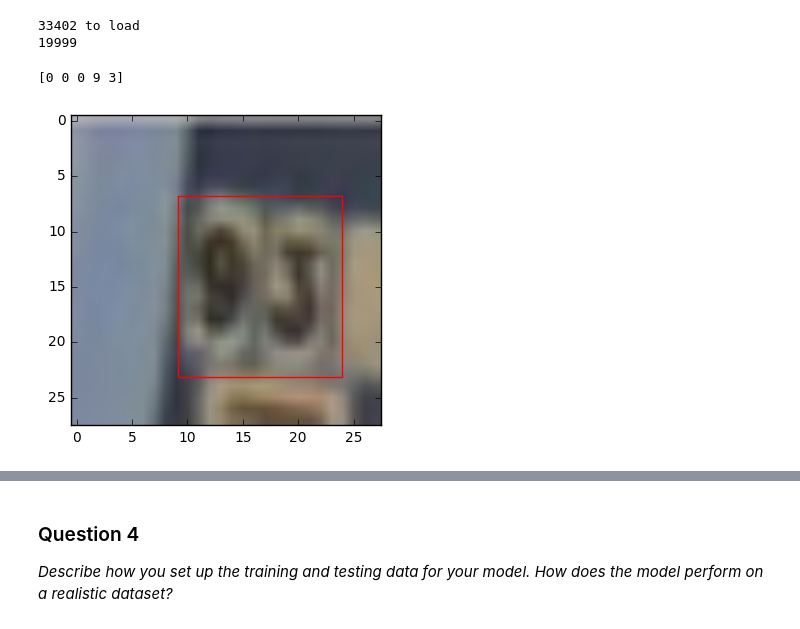
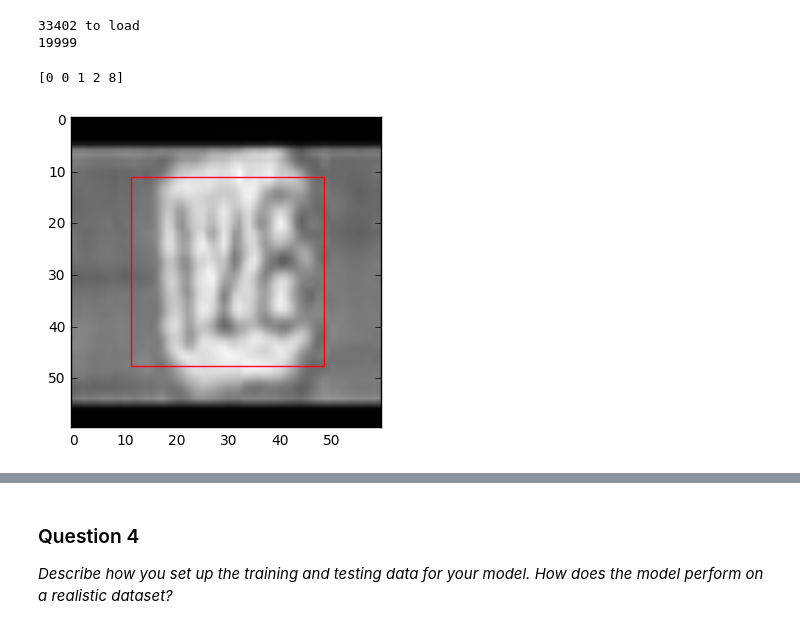
Before and after one commit to asindico/digitRecognition, a Jupyter notebook: digit_recognition.ipynb, the cells around one changed output, grey strips where cells are left out. Drawn from its saved outputs; the diff is of its cells as text; code cells hidden in the pictures.

```diff
--- a/digit_recognition.ipynb
+++ b/digit_recognition.ipynb
@@ -398,7 +398,7 @@ import random
 train_folders = 'sv_train/train'
 test_folders = 'test'
 extra_folders = 'extra'
-SV_IMG_SIZE = 28
+SV_IMG_SIZE = 60
 SV_CHANNELS = 3
 train_imsize = np.ndarray([len(train_data),2])
 k = 500
@@ -425,8 +425,8 @@ def getBBox(i,perc):
         y_min = b['top'] if b['top'] <= y_min else y_min
         x_max = b['left']+b['width'] if  b['left']+b['width'] >= x_max else x_max
         y_max = b['top']+b['height'] if b['top']+b['height'] >= y_max else y_max
-    step_x = random.random()/2*x_min
-    step_y = random.random()/2*y_min
+    step_x = 0 #random.random()/2*x_min
+    step_y = 0 #random.random()/2*y_min
     dy = y_max-y_min
     dx = x_max-x_min
     dpy = dy*perc
@@ -445,32 +445,34 @@ for i in range(max_images):
     if lb <= max_digits:
         im = Image.open(fullname)
         x_min, y_min, x_max, y_max = getBBox(i,0.3)
-        im = im.crop([x_min,y_min,x_max,y_max])
+        nxmax = x_max# if x_max > SV_IMG_SIZE else SV_IMG_SIZE
+        nymax = y_max #if y_max > SV_IMG_SIZE else SV_IMG_SIZE
+        im = im.crop([x_min,y_min,nxmax,nymax])
         owidth, oheight = im.size
         wr = SV_IMG_SIZE/float(owidth)
         hr = SV_IMG_SIZE/float(oheight)
         for bid,box in  enumerate(boxes):
             sv_labels[i][max_digits-lb+bid] = int(box['label'])
-
         box = nboxes[i]
         box[0]*=wr
         box[1]*=hr
         box[2]*=wr
         box[3]*=hr
         im = im.resize((SV_IMG_SIZE,SV_IMG_SIZE),Image.ANTIALIAS)
-        #img = img - np.mean(img)
-        #im = im.filter(ImageFilter.EDGE_ENHANCE)
+        #im = im.filter(ImageFilter.EDGE_ENHANCE_MORE)
         im = im - np.mean(im)
-
         array = np.asarray(im)
         array =  array.reshape((SV_IMG_SIZE,SV_IMG_SIZE,SV_CHANNELS)).astype(np.float32)
-        na = np.zeros([SV_IMG_SIZE,SV_IMG_SIZE,SV_CHANNELS],dtype=int)
-        #for x in range (array.shape[0]):
-        #    for y in range (array.shape[1]):
-        #        na[x][y]=np.average(array[x][y][:])
-        #na = na.reshape(SV_IMG_SIZE,SV_IMG_SIZE,SV_CHANNELS)
+        na = np.zeros([SV_IMG_SIZE,SV_IMG_SIZE,1],dtype=int)
+        for x in range (array.shape[0]):
+            for y in range (array.shape[1]):
+                na[x][y]=np.average(array[x][y][:])
+        na = na.reshape(SV_IMG_SIZE,SV_IMG_SIZE,1)
+        na = na.astype(np.float32)
+        na = (na/125.5)-1
+        #na = na - np.mean(na)
         #print(array.shape)
-        sv_images.append(array.astype(np.float32))
+        sv_images.append(na)
 
 #plt.imshow(sv_images[0])
 # %% [output]
@@ -478,17 +480,17 @@ for i in range(max_images):
 19999
 # %%
 from matplotlib import patches
-idx =3
+idx =8
 sv_images = np.asarray(sv_images)
 fig,ax = plt.subplots(1)
 
-ax.imshow(sv_images[idx].reshape(SV_IMG_SIZE,SV_IMG_SIZE,SV_CHANNELS))
+ax.imshow(sv_images[idx].reshape(SV_IMG_SIZE,SV_IMG_SIZE),cmap='gray')
 #plt.imshow(sv_images[idx].reshape(SV_IMG_SIZE,SV_IMG_SIZE),cmap='gray')
 box = nboxes[idx]
 rect = patches.Rectangle((box[0],box[1]),box[2],box[3],linewidth=1,edgecolor='r',facecolor='none')
 ax.add_patch(rect)
 print(sv_labels[idx])
 # %% [output]
-[0 0 0 9 3]
+[0 0 1 2 8]
-[figure, old version]
+[figure, new version]
 # %%
```
Also changed, not shown: parts of 13 cells of this notebook, 1 other file.
